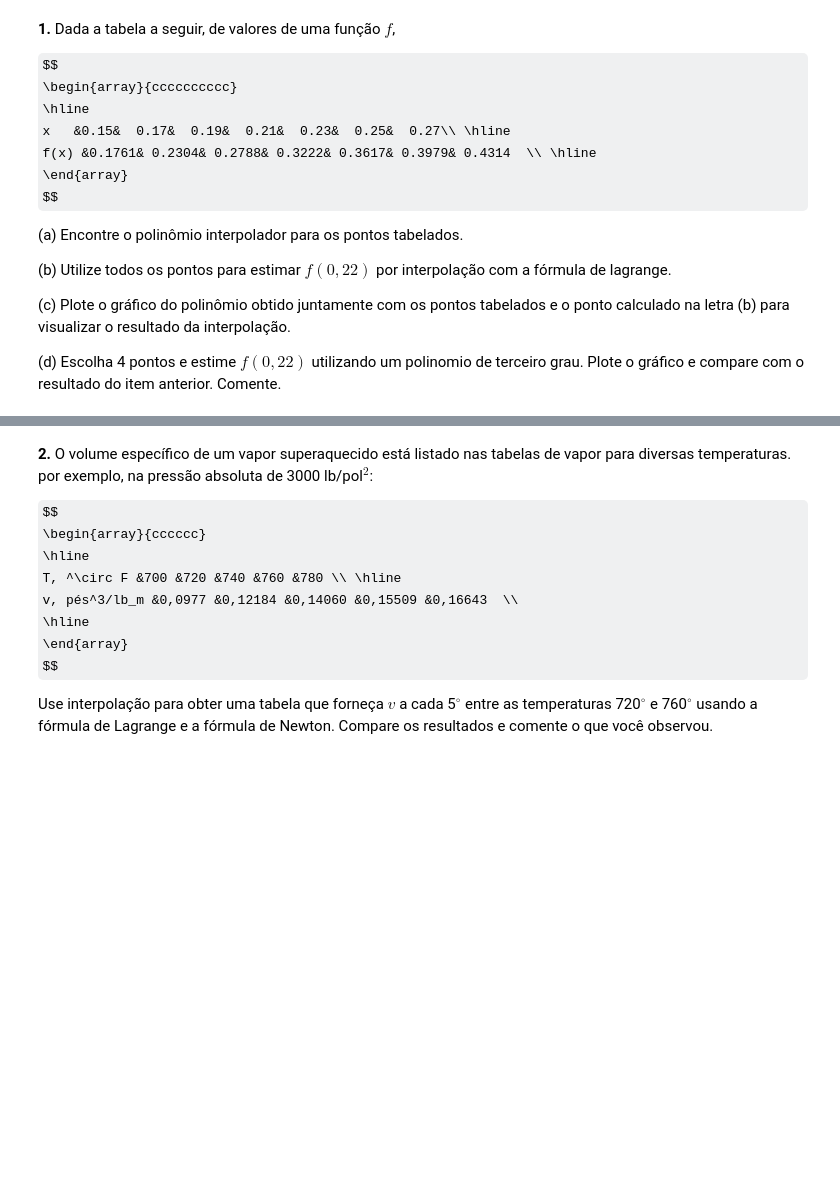
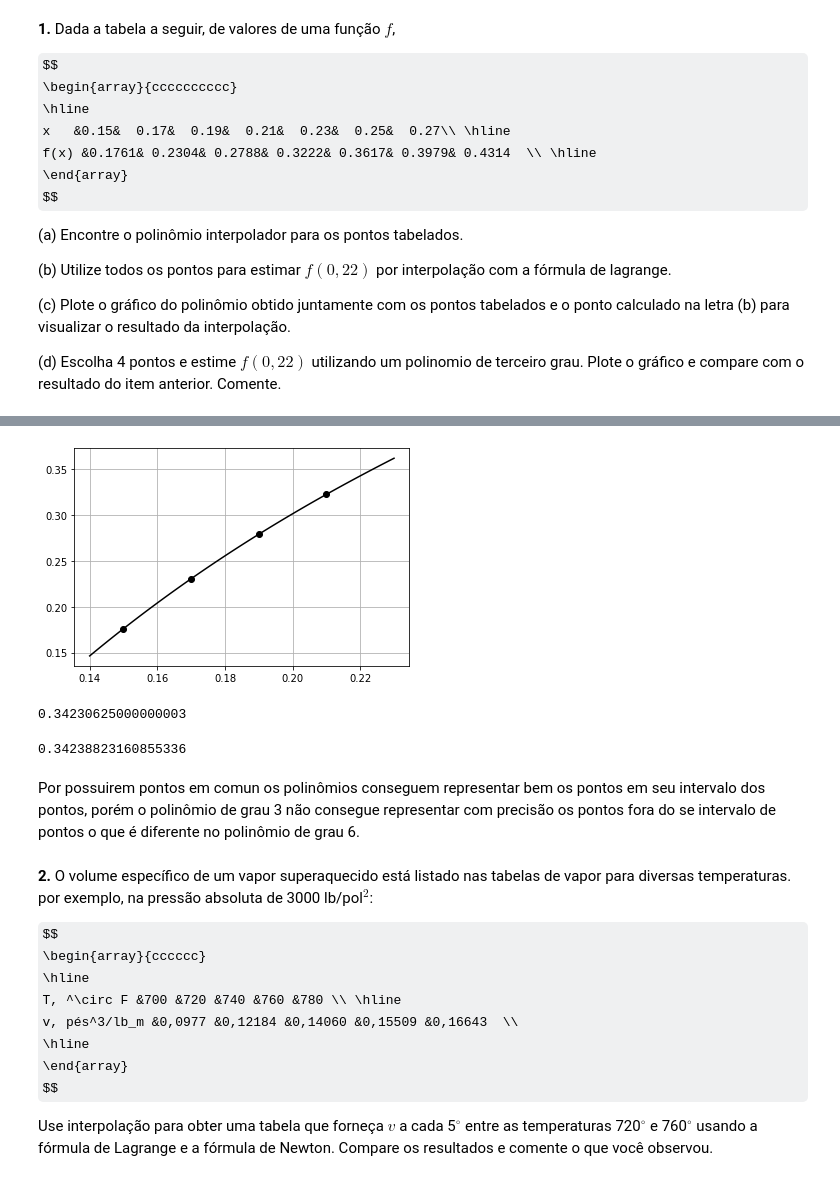
Before and after one commit to TutuBraz/metodos_num, a Jupyter notebook: T3_modelo.ipynb, the cells around one changed output, grey strips where cells are left out. Drawn from its saved outputs; the diff is of its cells as text; code cells hidden in the pictures; some formulas as TeX source; blank space fills up the shorter version.

```diff
--- a/T3_modelo.ipynb
+++ b/T3_modelo.ipynb
@@ -48,3 +95,23 @@ plt.grid()
+# %%
+f = lambda x: 18.75 *x**3 -16.9375*x**2 +6.693125 *x  -0.51005625
+# %%
+p = np.linspace(0.14,0.23)
+
+plt.plot(X, Y, 'o', p, f(p),'-',color='black')
+plt.grid()
+plt.show()
+# %% [output]
+[figure, added]
+# %%
+f(0.22)
+# %% [output]
+0.34230625000000003
+# %%
+y(0.22)
+# %% [output]
+0.34238823160855336
+# %% [markdown]
+Por possuirem pontos em comun os polinômios conseguem representar bem os pontos em seu intervalo dos pontos, porém o polinômio de grau 3 não consegue representar com precisão os pontos fora do se intervalo de pontos o que é diferente no polinômio de grau 6.
 # %% [markdown]
 **2.**
 O volume específico de um vapor superaquecido está listado nas tabelas de vapor para diversas temperaturas. por exemplo, na pressão absoluta de 3000 lb/pol$^2$:
```
Also changed, not shown: parts of 37 cells of this notebook.
